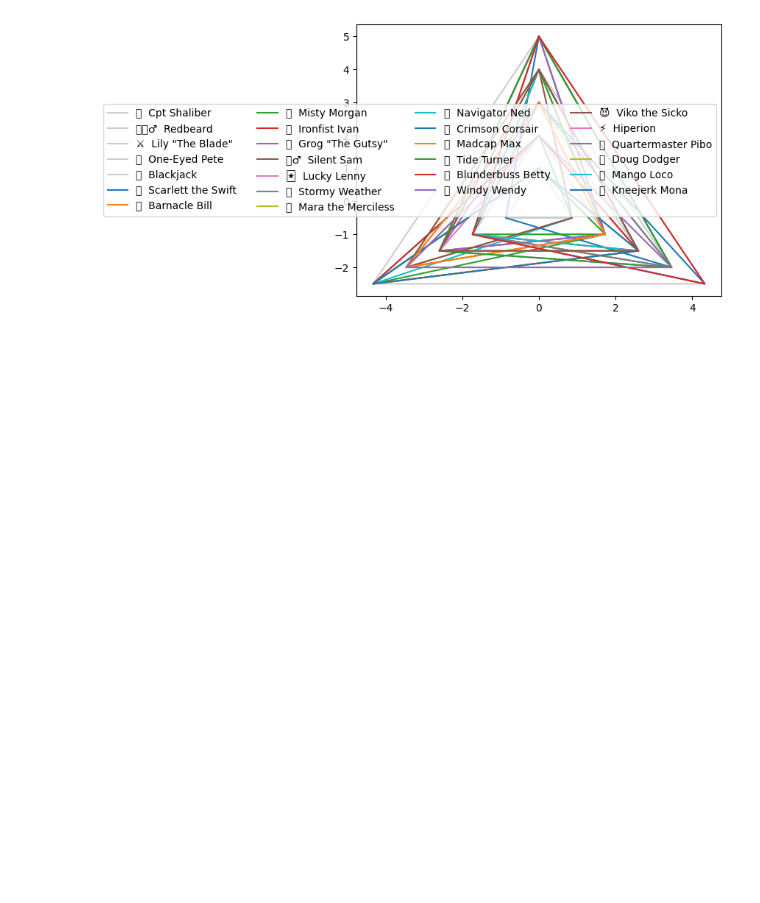
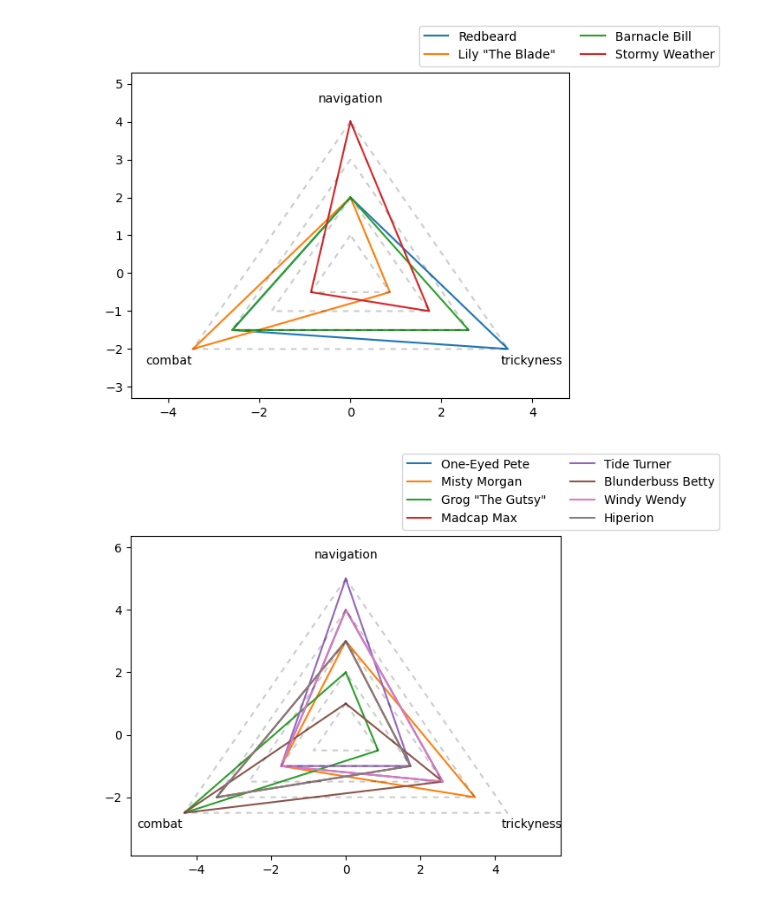
Before and after one commit to guischmitd/piratesim2024, a Jupyter notebook: notebooks/pirate_levels.ipynb, the cells around one changed output. Saved outputs shown, nothing was run; the diff lists cells and outputs as text; code cells hidden in the pictures; blank space fills up the shorter version.

```diff
--- a/notebooks/pirate_levels.ipynb
+++ b/notebooks/pirate_levels.ipynb
@@ -72,49 +74,59 @@ pirates.sort_values('weighted_stats')
 # %%
-def radar_chart(df, columns, name_col='name'):
-    def draw_points(xy, close=False, *args, **kwargs):
-        if close:
-            x = list(xy[0])
-            x.append(x[0])
-            x = np.array(x)
+def radar_chart(df, columns, name_col='display_name'):
+    def draw_points(xy, close=False, fill=False, *args, **kwargs):
 
-            y = list(xy[1])
-            y.append(y[0])
-            y = np.array(y)
+        x = list(xy[0])
+        x.append(x[0])
+        x = np.array(x)
 
-            xy = x, y
+        y = list(xy[1])
+        y.append(y[0])
+        y = np.array(y)
 
-        return plt.plot(*xy, *args, **kwargs)
+        xy_closed = x, y
+
+        return plt.plot(*(xy_closed if close else xy), *args, **kwargs)
 
     def polar_to_cart(r, angle_rad):
         x = r * np.cos(angle_rad)
         y = r * np.sin(angle_rad)
         return x, y
 
     def draw_regular_polygon(radius, n_points, *args, **kwargs):
         step = np.pi * 2 / n_points
         angles = np.linspace(np.pi / 2, np.pi * 2.5 - step, n_points)
         xy = polar_to_cart(radius, angles)
 
-        draw_points(xy, close=True, alpha=0.2, color='k')
+        draw_points(xy, close=True, *args, **kwargs)
 
     plt.figure()
 
     max_radius = df[columns].max(axis=None)
     n_cols = len(columns)
 
     step = np.pi * 2 / n_cols
     angles = np.linspace(np.pi / 2, np.pi * 2.5 - step, n_cols)
 
-    for r in range(1, max_radius + 1):
-        draw_regular_polygon(r, len(columns), 'gray', alpha=0.3)
-
-    for i, row in df.iterrows():
+    for _, row in df.iterrows():
         radii = row[columns].values
         xy = polar_to_cart(radii, angles)
-        draw_points(xy, close=True)
+        draw_points(xy, close=True,)
 
-    plt.legend(df[name_col].tolist(), loc=5, ncols=4)
+    plt.legend(df[name_col].tolist(), loc=8, ncols=2, bbox_to_anchor=(1,1))
 
-radar_chart(pirates, ['navigation', 'combat', 'trickyness'], color_col=['weighted_stats'])
+    for stat, angle in zip(columns, angles):
+        xy = polar_to_cart(max_radius * 1.15, angle)
+        plt.annotate(stat, xy, ha='center', va='center')
+    for r in range(1, max_radius + 1):
+        draw_regular_polygon(r, len(columns), color='k', alpha=0.2, dashes=(3, 3))
+
+    xlim, ylim = plt.gca().get_xlim(), plt.gca().get_ylim()
+    plt.xlim((xlim[0] - 1.0, xlim[1] + 1.0))
+    plt.ylim((ylim[0] - 1.0, ylim[1] + 1.0))
+
+
+for level in range(4):
+    radar_chart(pirates[pirates['level'] == level], ['navigation', 'combat', 'trickyness'])
 # %% [output]
-[figure, old version]
+[figure, new version]
+[figure, added]
```
Also changed, not shown: parts of 4 cells of this notebook, 13 other files.
